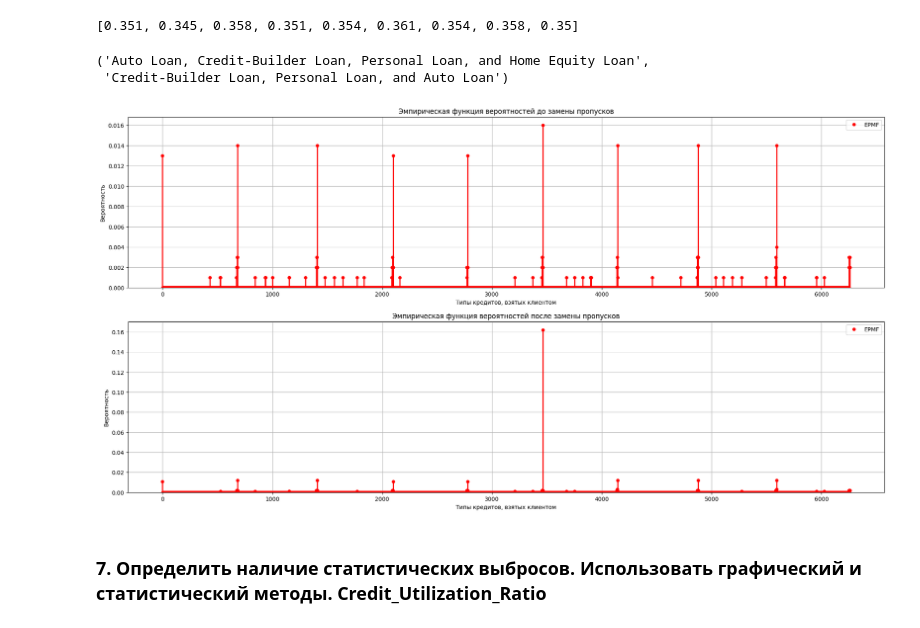
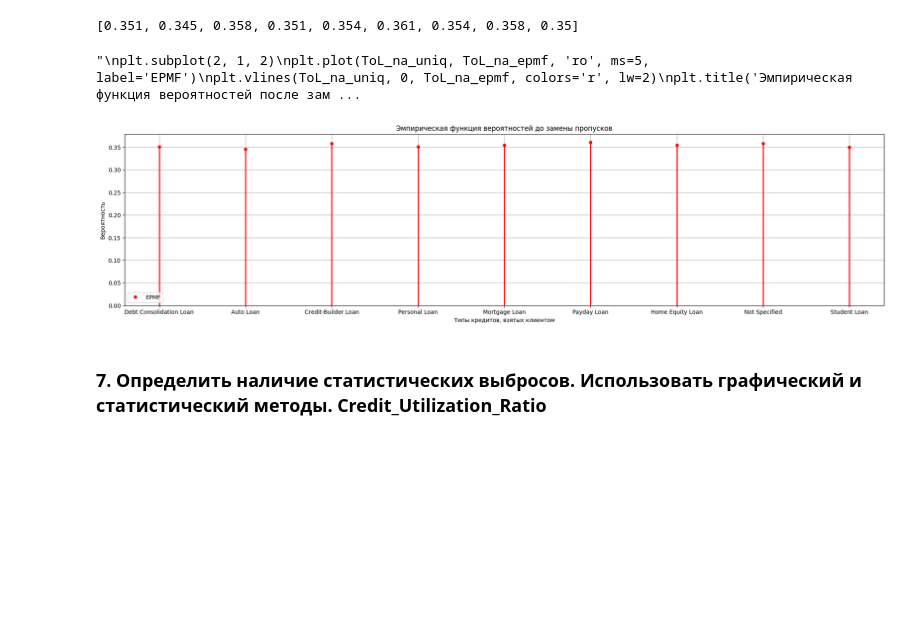
Before and after one commit to Ghukii/TMP-4sem-, a Jupyter notebook: Задание_6/Задание_6_13.ipynb, the cells around one changed output. Drawn from its saved outputs; the diff is of its cells as text; code cells hidden in the pictures; blank space fills up the shorter version.

```diff
--- a/Задание_6/Задание_6_13.ipynb
+++ b/Задание_6/Задание_6_13.ipynb
@@ -843,5 +843,0 @@ for i in range()
-# %%
-ToL_di[128], ToL_di[1299]
-# %% [output]
-('Auto Loan, Credit-Builder Loan, Personal Loan, and Home Equity Loan',
- 'Credit-Builder Loan, Personal Loan, and Auto Loan')
@@ -851,31 +844,31 @@ ToL_epmf = (ToL_freq / len(ToL)).round(3)
-# %%
-ToL_na_uniq, ToL_na_freq = np.unique(ToL_na_codes, return_counts=True)
-ToL_na_epmf = (ToL_na_freq / len(ToL_na)).round(3)
 # %%
 plt.figure(figsize=(24, 12))
 plt.subplot(2, 1, 1)
-plt.plot(ToL_uniq, ToL_epmf, 'ro', ms=5, label='EPMF')
-plt.vlines(ToL_uniq, 0, ToL_epmf, colors='r', lw=2)
+plt.plot(types_uniq, types_epmf, 'ro', ms=5, label='EPMF')
+plt.vlines(types_uniq, 0, types_epmf, colors='r', lw=2)
 plt.title('Эмпирическая функция вероятностей до замены пропусков')
 plt.xlabel('Типы кредитов, взятых клиентом')
 plt.ylabel('Вероятность')
 
 plt.ylim(0)
 plt.legend()
 plt.grid()
 
+'''
 plt.subplot(2, 1, 2)
 plt.plot(ToL_na_uniq, ToL_na_epmf, 'ro', ms=5, label='EPMF')
 plt.vlines(ToL_na_uniq, 0, ToL_na_epmf, colors='r', lw=2)
 plt.title('Эмпирическая функция вероятностей после замены пропусков')
 plt.xlabel('Типы кредитов, взятых клиентом')
 plt.ylabel('Вероятность')
 
 plt.ylim(0)
 plt.legend()
 plt.grid()
+'''
 # %% [output]
+"\nplt.subplot(2, 1, 2)\nplt.plot(ToL_na_uniq, ToL_na_epmf, 'ro', ms=5, label='EPMF')\nplt.vlines(ToL_na_uniq, 0, ToL_na_epmf, colors='r', lw=2)\nplt.title('Эмпирическая функция вероятностей после зам ...
-[figure, old version]
+[figure, new version]
 # %% [markdown]
 ### 7. Определить наличие статистических выбросов. Использовать графический и статистический методы. Credit_Utilization_Ratio
 # %%
```
Also changed, not shown: parts of 2 cells of this notebook.
